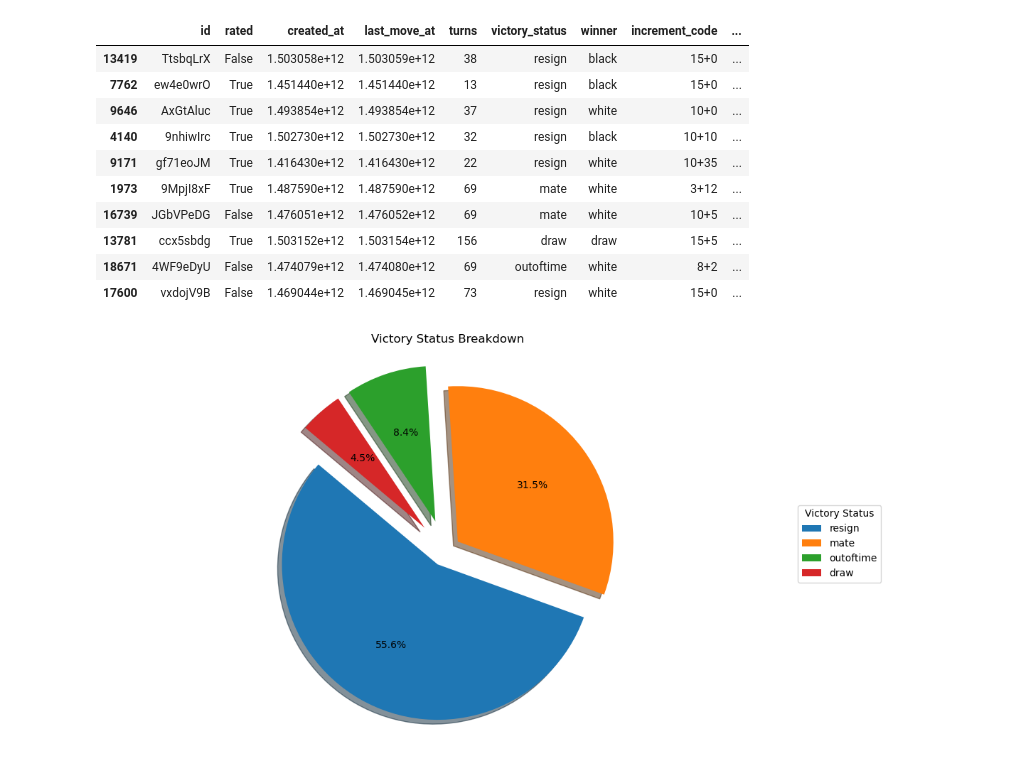
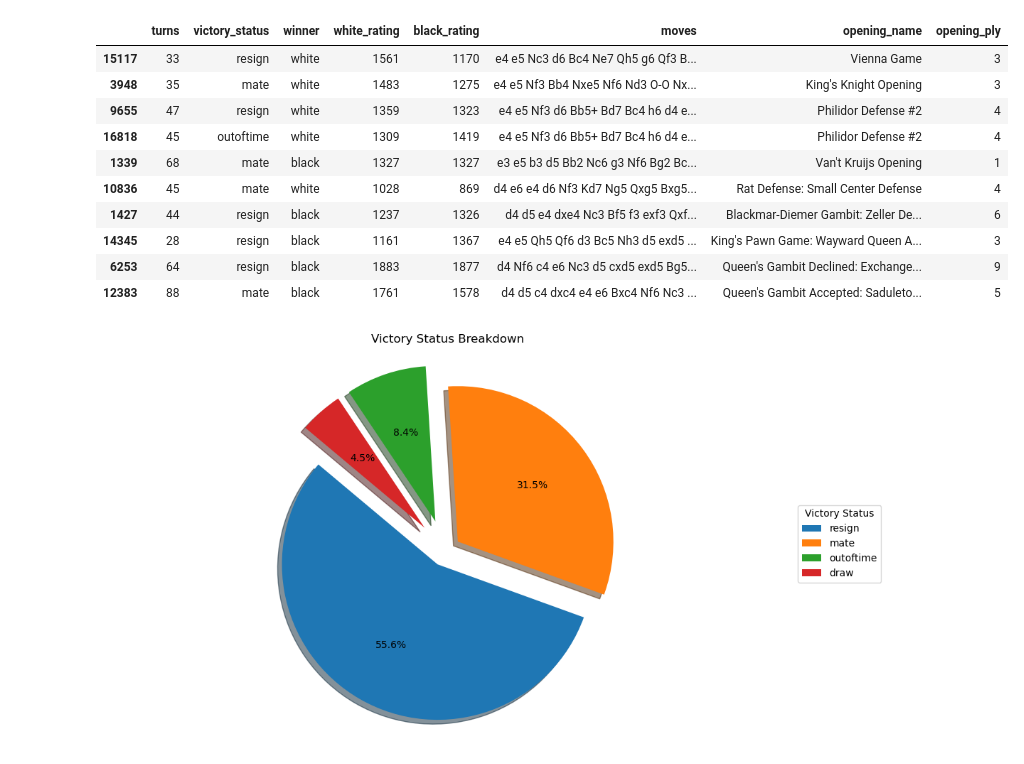
Before and after one commit to mbrann2/chess_games, a Jupyter notebook: notebooks/chess_games.ipynb, the cells around one changed output. Cells and saved outputs as stored; diff of their text form; code cells hidden in the pictures.

```diff
--- a/notebooks/chess_games.ipynb
+++ b/notebooks/chess_games.ipynb
@@ -31,20 +31,21 @@ import chess
 %load_ext autoreload
 %autoreload 2
 # %%
-# Read in chess dataset and sample it.
+# Read in chess dataset and sample it. Drop columns containing immaterial data.
 chess_games = pd.read_csv("../data/games.csv")
+chess_games.drop(['rated', 'id', 'created_at', 'last_move_at', 'increment_code', 'white_id', 'black_id', 'opening_eco'], axis=1, inplace=True)
 chess_games.sample(10)
 # %% [output]
-|  | id | rated | created_at | last_move_at | turns | victory_status | winner | increment_code | ... |
-| 13419 | TtsbqLrX | False | 1.503058e+12 | 1.503059e+12 | 38 | resign | black | 15+0 | ... |
-| 7762 | ew4e0wrO | True | 1.451440e+12 | 1.451440e+12 | 13 | resign | black | 15+0 | ... |
-| 9646 | AxGtAluc | True | 1.493854e+12 | 1.493854e+12 | 37 | resign | white | 10+0 | ... |
-| 4140 | 9nhiwIrc | True | 1.502730e+12 | 1.502730e+12 | 32 | resign | black | 10+10 | ... |
-| 9171 | gf71eoJM | True | 1.416430e+12 | 1.416430e+12 | 22 | resign | white | 10+35 | ... |
-| 1973 | 9MpjI8xF | True | 1.487590e+12 | 1.487590e+12 | 69 | mate | white | 3+12 | ... |
-| 16739 | JGbVPeDG | False | 1.476051e+12 | 1.476052e+12 | 69 | mate | white | 10+5 | ... |
-| 13781 | ccx5sbdg | True | 1.503152e+12 | 1.503154e+12 | 156 | draw | draw | 15+5 | ... |
-| 18671 | 4WF9eDyU | False | 1.474079e+12 | 1.474080e+12 | 69 | outoftime | white | 8+2 | ... |
-| 17600 | vxdojV9B | False | 1.469044e+12 | 1.469045e+12 | 73 | resign | white | 15+0 | ... |
+|  | turns | victory_status | winner | white_rating | black_rating | moves | opening_name | opening_ply |
+| 15117 | 33 | resign | white | 1561 | 1170 | e4 e5 Nc3 d6 Bc4 Ne7 Qh5 g6 Qf3 B... | Vienna Game | 3 |
+| 3948 | 35 | mate | white | 1483 | 1275 | e4 e5 Nf3 Bb4 Nxe5 Nf6 Nd3 O-O Nx... | King's Knight Opening | 3 |
+| 9655 | 47 | resign | white | 1359 | 1323 | e4 e5 Nf3 d6 Bb5+ Bd7 Bc4 h6 d4 e... | Philidor Defense #2 | 4 |
+| 16818 | 45 | outoftime | white | 1309 | 1419 | e4 e5 Nf3 d6 Bb5+ Bd7 Bc4 h6 d4 e... | Philidor Defense #2 | 4 |
+| 1339 | 68 | mate | black | 1327 | 1327 | e3 e5 b3 d5 Bb2 Nc6 g3 Nf6 Bg2 Bc... | Van't Kruijs Opening | 1 |
+| 10836 | 45 | mate | white | 1028 | 869 | d4 e6 e4 d6 Nf3 Kd7 Ng5 Qxg5 Bxg5... | Rat Defense: Small Center Defense | 4 |
+| 1427 | 44 | resign | black | 1237 | 1326 | d4 d5 e4 dxe4 Nc3 Bf5 f3 exf3 Qxf... | Blackmar-Diemer Gambit: Zeller De... | 6 |
+| 14345 | 28 | resign | black | 1161 | 1367 | e4 e5 Qh5 Qf6 d3 Bc5 Nh3 d5 exd5 ... | King's Pawn Game: Wayward Queen A... | 3 |
+| 6253 | 64 | resign | black | 1883 | 1877 | d4 Nf6 c4 e6 Nc3 d5 cxd5 exd5 Bg5... | Queen's Gambit Declined: Exchange... | 9 |
+| 12383 | 88 | mate | black | 1761 | 1578 | d4 d5 c4 dxc4 e4 e6 Bxc4 Nf6 Nc3 ... | Queen's Gambit Accepted: Saduleto... | 5 |
 # %%
 # Grab and count the chess victory status, broken down by category.
```
Also changed, not shown: parts of 2 cells of this notebook.
